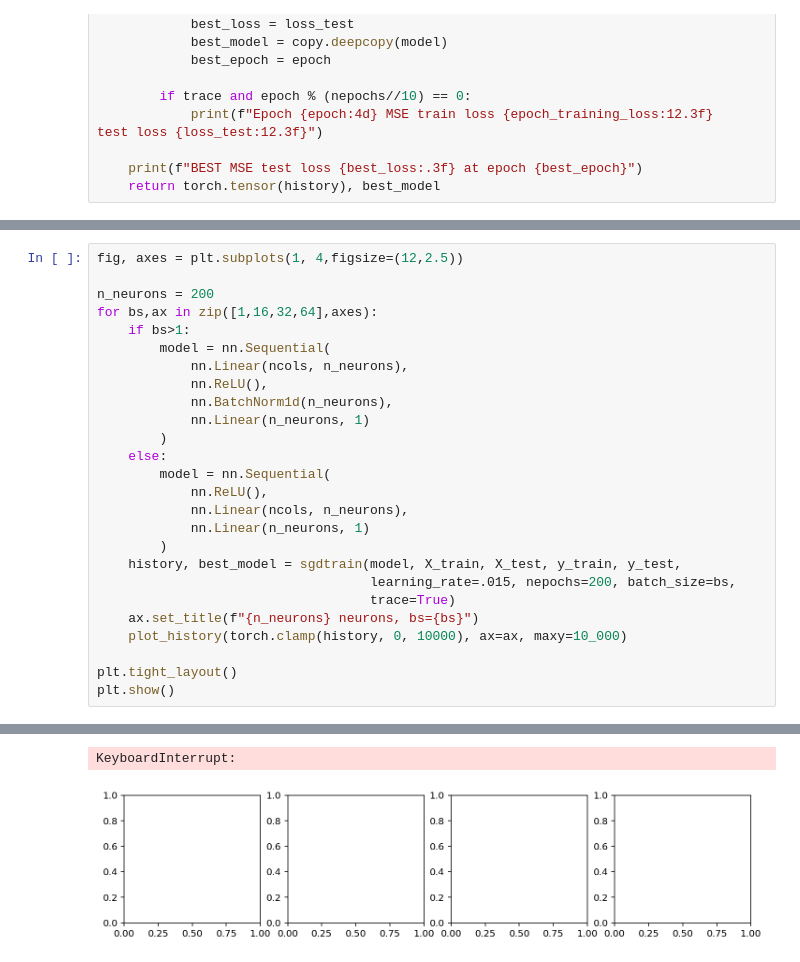
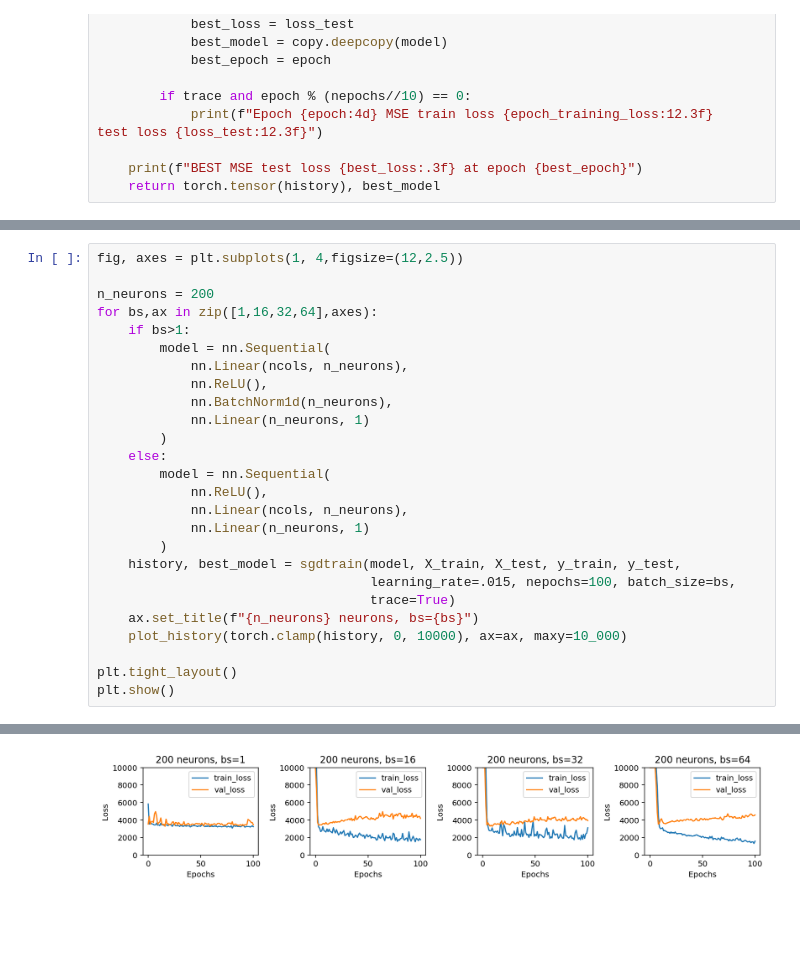
Before and after one commit to parrt/fundamentals-of-deep-learning, a Jupyter notebook: notebooks/8.SGD-minibatch-diabetes.ipynb, the cells around one changed output, grey strips where cells are left out. Cells and saved outputs as stored; diff of their text form; blank space fills up the shorter version.

```diff
--- a/notebooks/8.SGD-minibatch-diabetes.ipynb
+++ b/notebooks/8.SGD-minibatch-diabetes.ipynb
@@ -195,7 +195,7 @@ for bs,ax in zip([1,16,32,64],axes):
             nn.Linear(n_neurons, 1)
         )
     history, best_model = sgdtrain(model, X_train, X_test, y_train, y_test,
-                                   learning_rate=.015, nepochs=200, batch_size=bs,
+                                   learning_rate=.015, nepochs=100, batch_size=bs,
                                    trace=True)
     ax.set_title(f"{n_neurons} neurons, bs={bs}")
     plot_history(torch.clamp(history, 0, 10000), ax=ax, maxy=10_000)
@@ -208,2 +223 @@ Epoch   20 MSE train loss     3970.029   test loss     3357.237
-KeyboardInterrupt:
-[figure, old version]
+[figure, new version]
```
Also changed, not shown: parts of 2 cells of this notebook, 1 other file.
